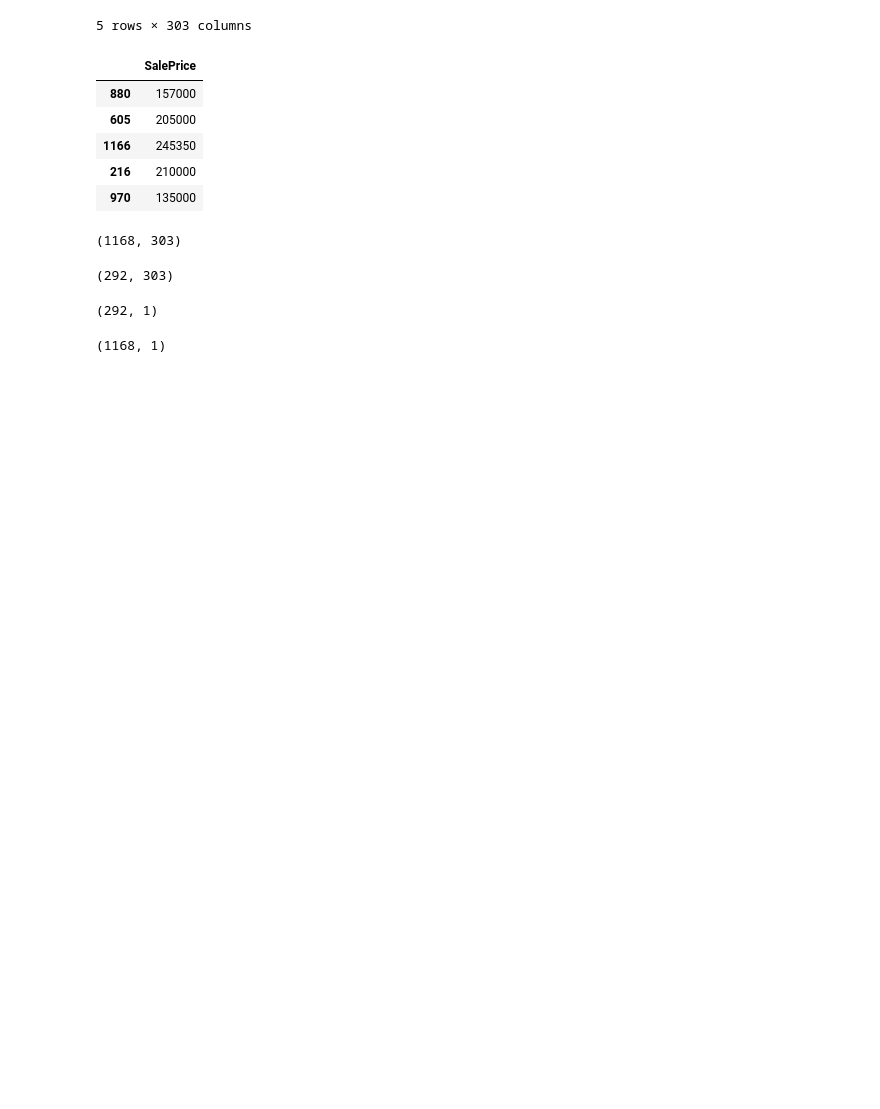
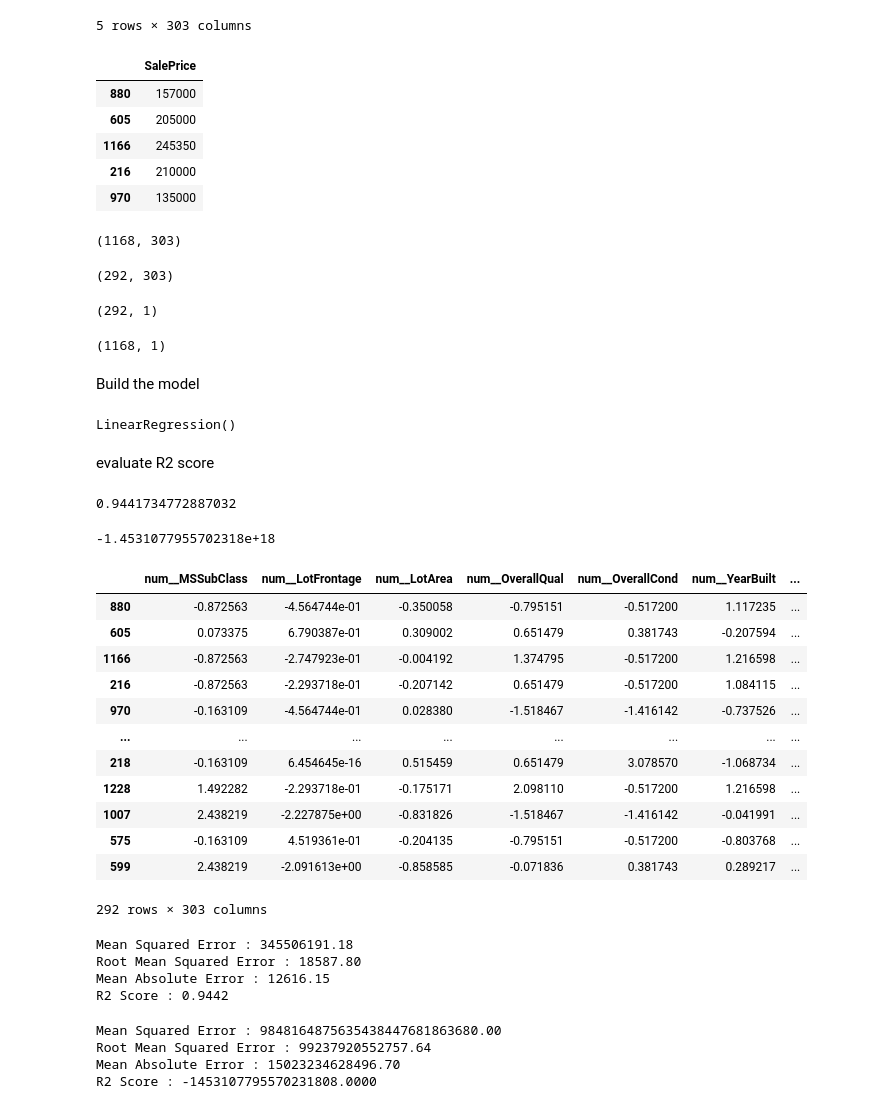
Before and after one commit to soumyags/Regression-Project, a Jupyter notebook: HouseDataProject Automated/HouseProject.ipynb, the cells around one changed output. Saved outputs shown, nothing was run; the diff lists cells and outputs as text; code cells hidden in the pictures; blank space fills up the shorter version.

Commit message:
Automation of Project using sklearn method

```diff
--- a/HouseDataProject Automated/HouseProject.ipynb
+++ b/HouseDataProject Automated/HouseProject.ipynb
@@ -255,3 +255,37 @@ ytest.shape
 ytrain.shape
 # %% [output]
 (1168, 1)
+# %% [markdown]
+Build the model
+# %%
+from sklearn.linear_model import LinearRegression
+model = LinearRegression()
+model.fit(xtrain, ytrain)
+# %% [output]
+LinearRegression()
+# %% [markdown]
+evaluate R2 score
+# %%
+model.score(xtrain, ytrain)
+# %% [output]
+0.9441734772887032
+# %%
+model.score(xtest, ytest)
+# %% [output]
+-1.4531077955702318e+18
+# %%
+xtest
+# %% [output]
+|  | num__MSSubClass | num__LotFrontage | num__LotArea | num__OverallQual | num__OverallCond | num__YearBuilt | ... |
+| 880 | -0.872563 | -4.564744e-01 | -0.350058 | -0.795151 | -0.517200 | 1.117235 | ... |
+| 605 | 0.073375 | 6.790387e-01 | 0.309002 | 0.651479 | 0.381743 | -0.207594 | ... |
+| 1166 | -0.872563 | -2.747923e-01 | -0.004192 | 1.374795 | -0.517200 | 1.216598 | ... |
+| 216 | -0.872563 | -2.293718e-01 | -0.207142 | 0.651479 | -0.517200 | 1.084115 | ... |
+| 970 | -0.163109 | -4.564744e-01 | 0.028380 | -1.518467 | -1.416142 | -0.737526 | ... |
+| ... | ... | ... | ... | ... | ... | ... | ... |
+| 218 | -0.163109 | 6.454645e-16 | 0.515459 | 0.651479 | 3.078570 | -1.068734 | ... |
+| 1228 | 1.492282 | -2.293718e-01 | -0.175171 | 2.098110 | -0.517200 | 1.216598 | ... |
+| 1007 | 2.438219 | -2.227875e+00 | -0.831826 | -1.518467 | -1.416142 | -0.041991 | ... |
+| 575 | -0.163109 | 4.519361e-01 | -0.204135 | -0.795151 | -0.517200 | -0.803768 | ... |
+| 599 | 2.438219 | -2.091613e+00 | -0.858585 | -0.071836 | 0.381743 | 0.289217 | ... |
+292 rows × 303 columns
@@ -257,0 +311,14 @@ ytrain.shape
+# %%
+evaluate_model(model, xtrain, ytrain)
+# %% [output]
+Mean Squared Error : 345506191.18
+Root Mean Squared Error : 18587.80
+Mean Absolute Error : 12616.15
+R2 Score : 0.9442
+# %%
+evaluate_model(model, xtest, ytest)
+# %% [output]
+Mean Squared Error : 9848164875635438447681863680.00
+Root Mean Squared Error : 99237920552757.64
+Mean Absolute Error : 15023234628496.70
+R2 Score : -1453107795570231808.0000
```
Also changed, not shown: parts of 9 cells of this notebook, 2 other files.
